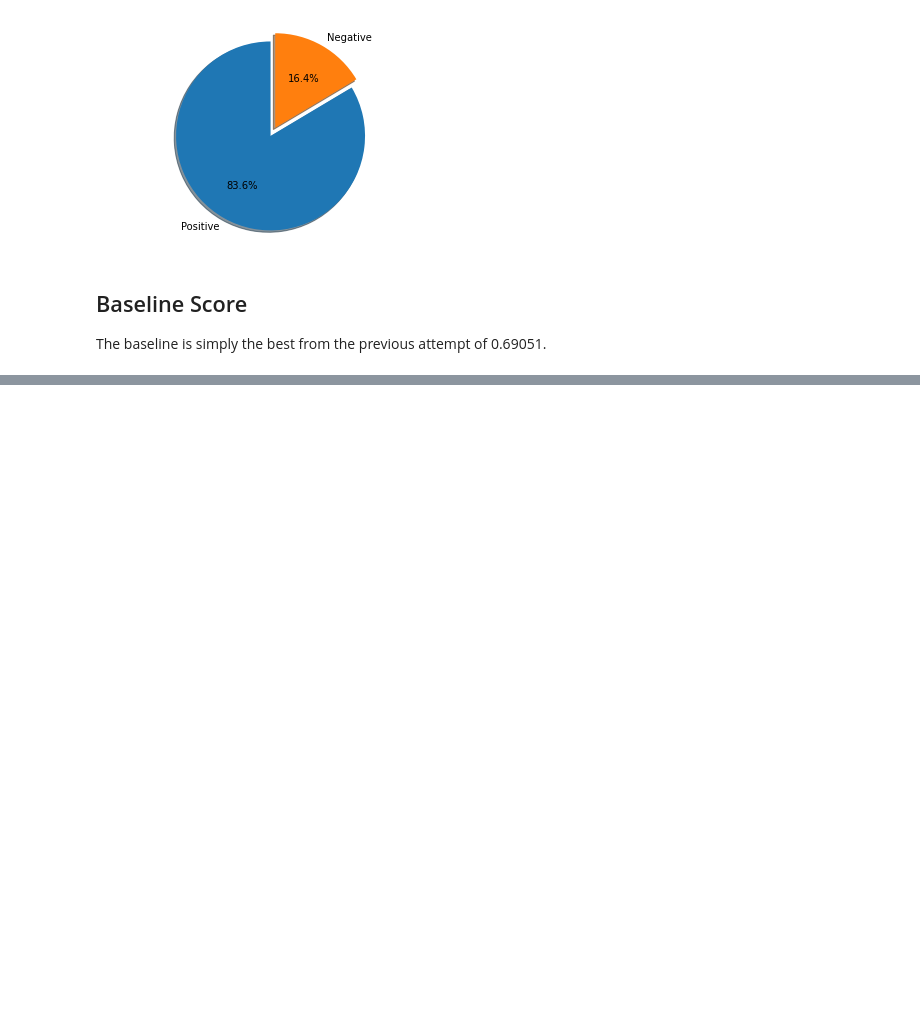
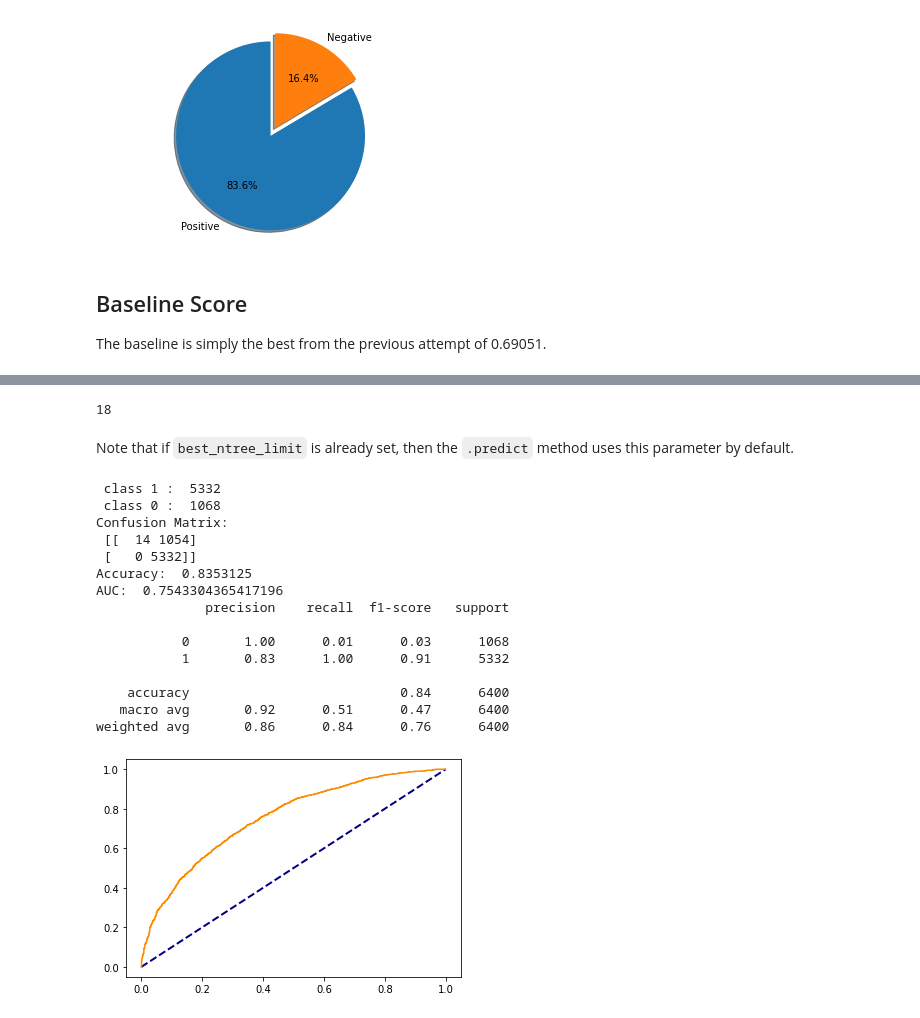
Before and after one commit to roger-yu-ds/assignment_1, a Jupyter notebook: notebooks/exploratory/roger_exploration_scale_pos_weight.ipynb, the cells around one changed output, grey strips where cells are left out. Cells and saved outputs as stored; diff of their text form; code cells hidden in the pictures; blank space fills up the shorter version.

```diff
--- a/notebooks/exploratory/roger_exploration_scale_pos_weight.ipynb
+++ b/notebooks/exploratory/roger_exploration_scale_pos_weight.ipynb
@@ -82,0 +164,9 @@ The baseline is simply the best from the previous attempt of 0.69051.
+# %%
+pipe = Pipeline(random_cv.best_estimator_.steps[:-1])
+X_val_trans = pipe.transform(X_val)
+# %%
+fit_params = {'classifier__eval_set': [(X_val_trans, y_val)],
+              'classifier__eval_metric': 'auc',
+              'classifier__early_stopping_rounds': 10,
+              'classifier__verbose': True}
+best_model.fit(X_train, y_train, **fit_params)
@@ -82,0 +208,26 @@ The baseline is simply the best from the previous attempt of 0.69051.
+# %%
+best_ntree_limit = best_model['classifier'].best_ntree_limit
+best_ntree_limit
+# %% [output]
+18
+# %% [markdown]
+Note that if `best_ntree_limit` is already set, then the `.predict` method uses this parameter by default.
+# %%
+classification_reports(best_model, X_train, y_train)
+# %% [output]
+ class 1 :  5332
+ class 0 :  1068
+Confusion Matrix:
+ [[  14 1054]
+ [   0 5332]]
+Accuracy:  0.8353125
+AUC:  0.7543304365417196
+              precision    recall  f1-score   support
+
+           0       1.00      0.01      0.03      1068
+           1       0.83      1.00      0.91      5332
+
+    accuracy                           0.84      6400
+   macro avg       0.92      0.51      0.47      6400
+weighted avg       0.86      0.84      0.76      6400
+[figure, added]
```
Also changed, not shown: parts of 44 cells of this notebook.
